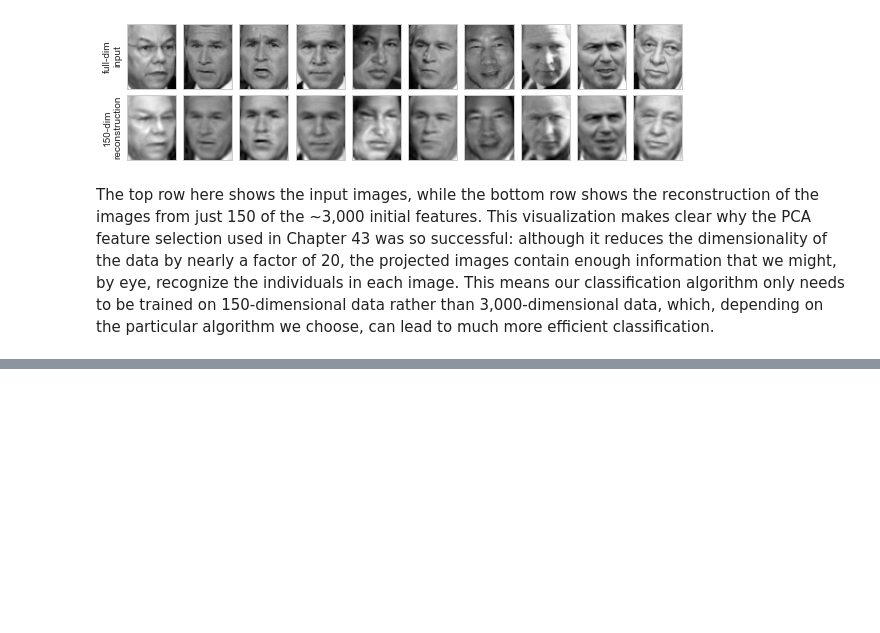
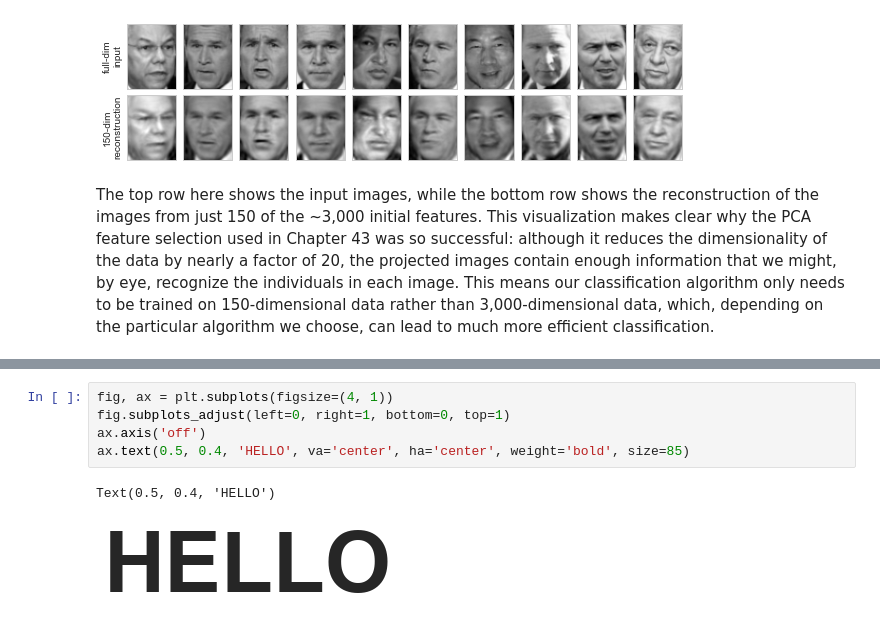
Before and after one commit to Oluwajobs/python_data_science, a Jupyter notebook: ML_Note.ipynb, the cells around one changed output, grey strips where cells are left out. Cells and saved outputs as stored; diff of their text form; blank space fills up the shorter version.

```diff
--- a/ML_Note.ipynb
+++ b/ML_Note.ipynb
@@ -2496,0 +2548,8 @@ The top row here shows the input images, while the bottom row shows the reconstr
+# %%
+fig, ax = plt.subplots(figsize=(4, 1))
+fig.subplots_adjust(left=0, right=1, bottom=0, top=1)
+ax.axis('off')
+ax.text(0.5, 0.4, 'HELLO', va='center', ha='center', weight='bold', size=85)
+# %% [output]
+Text(0.5, 0.4, 'HELLO')
+[figure, added]
```
Also changed, not shown: parts of 55 cells of this notebook, 1 other file.
